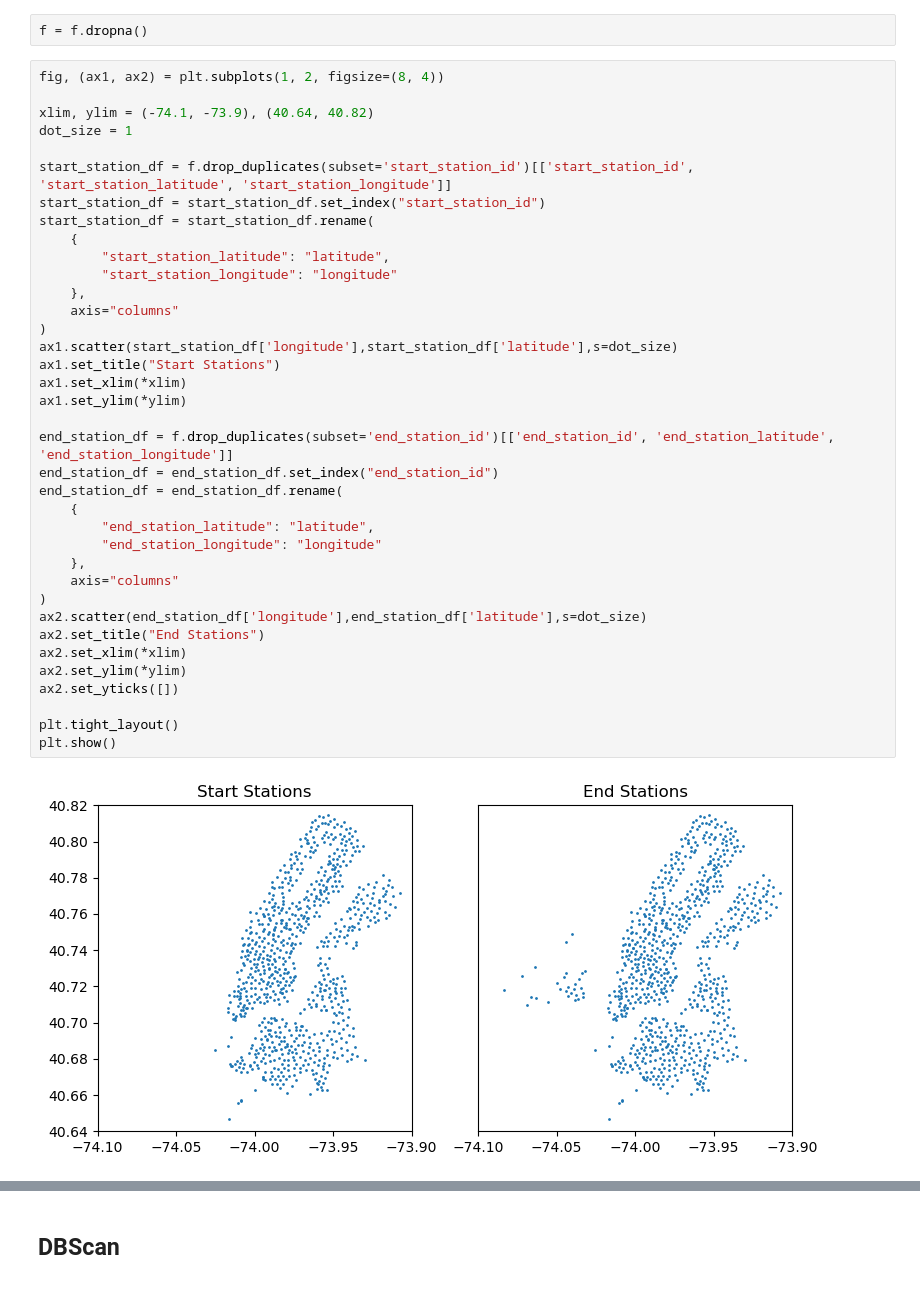
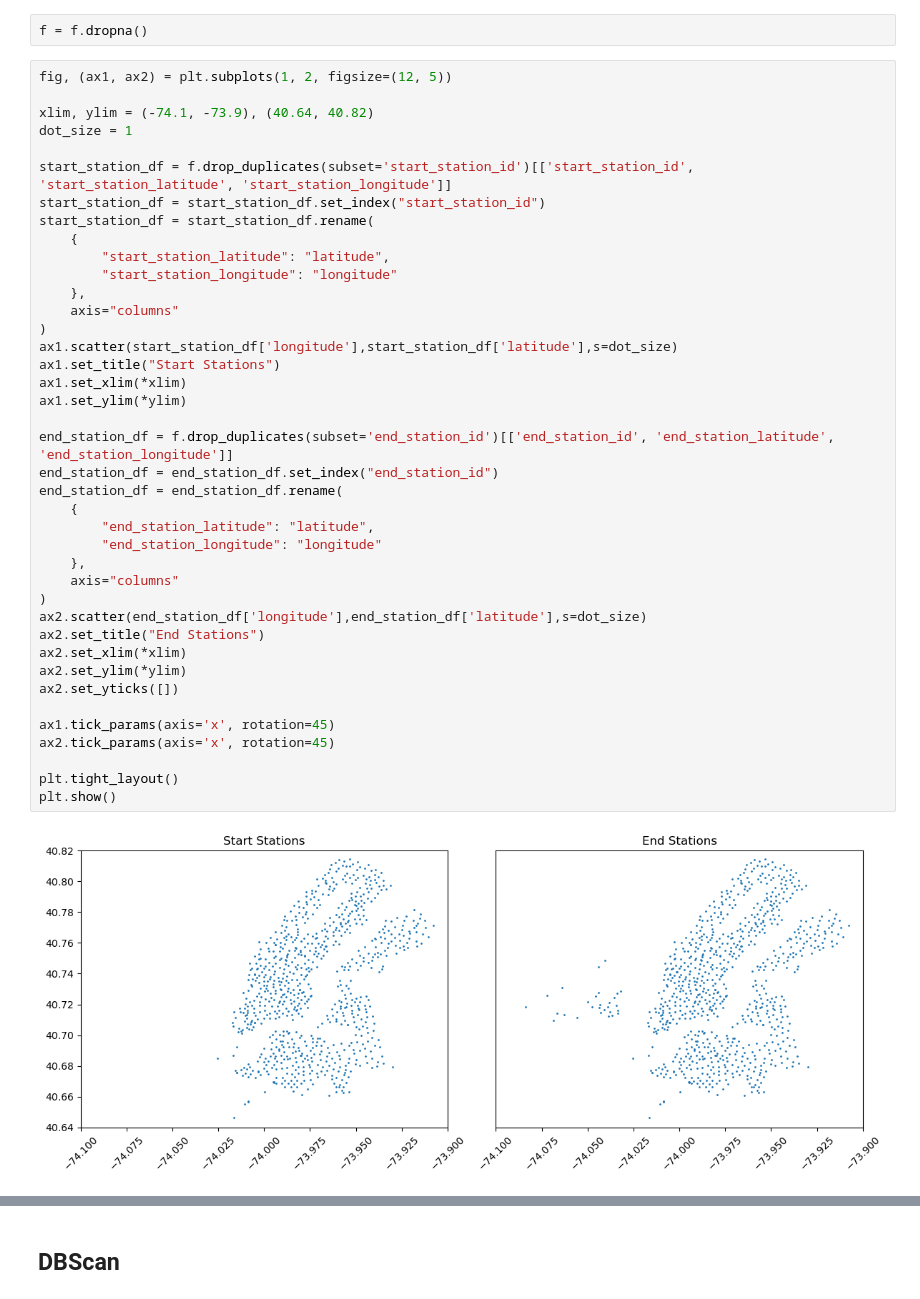
Before and after one commit to katrinemariepedersen/Business_analytics_project, a Jupyter notebook: Load_of_dat.ipynb, the cells around one changed output, grey strips where cells are left out. Cells and saved outputs as stored; diff of their text form.

```diff
--- a/Load_of_dat.ipynb
+++ b/Load_of_dat.ipynb
@@ -346,7 +307,7 @@ Okay, no trips from a NaN-ID-station leaves the grouping in the Bronx area. Henc
 # %%
 f = f.dropna()
 # %%
-fig, (ax1, ax2) = plt.subplots(1, 2, figsize=(8, 4))
+fig, (ax1, ax2) = plt.subplots(1, 2, figsize=(12, 5))
 
 xlim, ylim = (-74.1, -73.9), (40.64, 40.82)
 dot_size = 1
@@ -356,34 +317,37 @@ start_station_df = start_station_df.set_index("start_station_id")
 start_station_df = start_station_df.rename(
     {
         "start_station_latitude": "latitude",
         "start_station_longitude": "longitude"
     },
     axis="columns"
 )
 ax1.scatter(start_station_df['longitude'],start_station_df['latitude'],s=dot_size)
 ax1.set_title("Start Stations")
 ax1.set_xlim(*xlim)
 ax1.set_ylim(*ylim)
 
 end_station_df = f.drop_duplicates(subset='end_station_id')[['end_station_id', 'end_station_latitude', 'end_station_longitude']]
 end_station_df = end_station_df.set_index("end_station_id")
 end_station_df = end_station_df.rename(
     {
         "end_station_latitude": "latitude",
         "end_station_longitude": "longitude"
     },
     axis="columns"
 )
 ax2.scatter(end_station_df['longitude'],end_station_df['latitude'],s=dot_size)
 ax2.set_title("End Stations")
 ax2.set_xlim(*xlim)
 ax2.set_ylim(*ylim)
 ax2.set_yticks([])
 
+ax1.tick_params(axis='x', rotation=45)
+ax2.tick_params(axis='x', rotation=45)
+
 plt.tight_layout()
 plt.show()
 # %% [output]
-[figure, old version]
+[figure, new version]
 # %%
 
 print("\nStart ID's not in End ID's")
```
Also changed, not shown: parts of 23 cells of this notebook.
